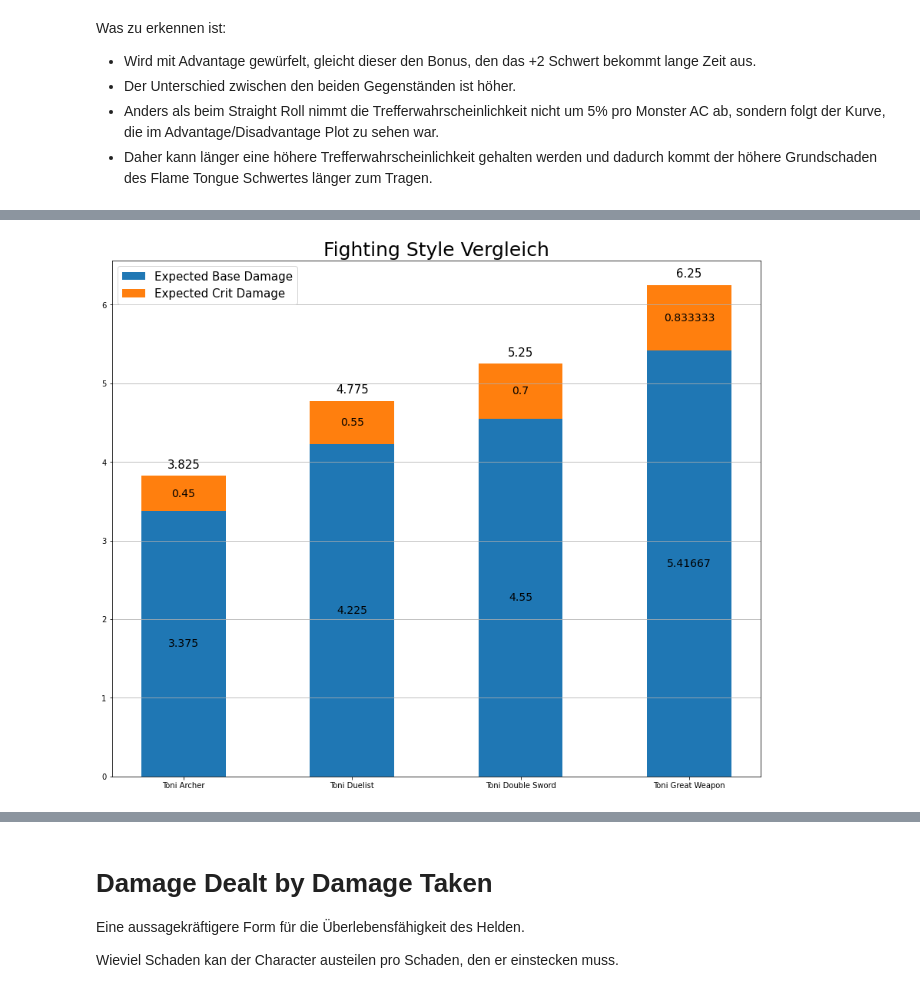
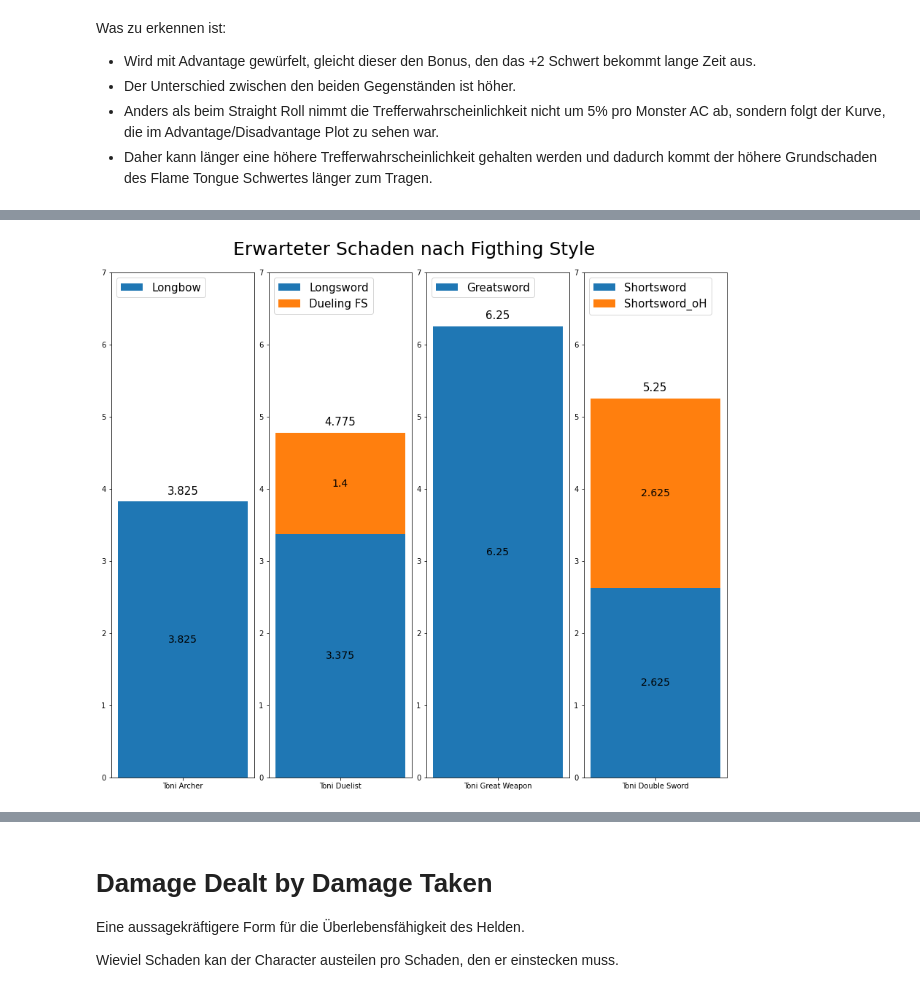
Before and after one commit to AlexSchinnerl/dndMath, a Jupyter notebook: damageCalculation.ipynb, the cells around one changed output, grey strips where cells are left out. Cells and saved outputs as stored; diff of their text form; code cells hidden in the pictures.

Commit message:
finished Fighting Style Plot

```diff
--- a/damageCalculation.ipynb
+++ b/damageCalculation.ipynb
@@ -968,9 +936,0 @@ Detailaufschlüsselung:
-# %%
-twoWeapon_toni = Hero("Toni Double Sword", 0)
-twoWeapon_toni.addDamageSource(DamageSource("Shortsword", damageDice=Dice(1,6), diceAmount=1))
-# twoWeapon_toni.addDamageSource(DamageSource("Ability Modifier", staticBonus=2))
-twoWeapon_toni.addDamageSource(DamageSource("Shortsword_offHand", damageDice=Dice(1,6), diceAmount=1))
-# twoWeapon_toni.addDamageSource(DamageSource("Ability Modifier_offHand", staticBonus=2))
-twoWeapon_toni.calcToHitChance(monsterAC=8)
-twoWeapon_toni.damageCalculator()
-twoWeapon_toni.show_hero_stats(full=True)
@@ -1065,12 +937,29 @@ for k in plot_dict:
-# %%
-fs_testing_dict = {
-    archery_toni.name:list(archery_toni.heroValues.values()),
-    dueling_toni.name:list(dueling_toni.heroValues.values()),
-    twoWeapon_toni.name:list(twoWeapon_toni.heroValues.values()),
-    gwf_toni.name:list(gwf_toni.heroValues.values())
-}
-
-fig, ax, plot_dict = stacked_bar_plot_from_dict(fs_testing_dict, "Fighting Style Vergleich")
-ax.grid(True, axis="y")
-# %% [output]
-[figure, removed]
+# %%
+plot_dict = {
+    archery_toni.name:archery_toni.expected_damage,
+    dueling_toni.name:dueling_toni.expected_damage,
+    gwf_toni.name:gwf_toni.expected_damage,
+    twoWeapon_toni.name:twoWeapon_toni.expected_damage,
+}
+
+fig, ax = plt.subplots(nrows=1, ncols=4, figsize=(12,10), layout="constrained")
+fig.suptitle("Erwarteter Schaden nach Figthing Style", fontsize=TITLESIZE, y=1.05)
+width = 0.5
+
+i = 0
+for label, tester in plot_dict.items():
+    bottom = np.zeros(1)
+    subplot_dict = {}
+    for k,v in tester.items():
+        subplot_dict[k] = [v]
+
+    for dmgType, dmgValue in subplot_dict.items():
+        p = ax[i].bar(x=label, height=dmgValue, width=width, label=dmgType, bottom=bottom)
+        ax[i].bar_label(p, label_type="center", fontsize=TICKSIZE-1)
+        bottom += dmgValue
+    ax[i].bar_label(p, padding=7, fontsize=TICKSIZE)
+    ax[i].set_yticks(range(0,8))
+    ax[i].legend(loc="upper left", fontsize=TICKSIZE)
+    i+=1
+# %% [output]
+[figure, added]
```
Also changed, not shown: parts of 8 cells of this notebook, 3 other files.
